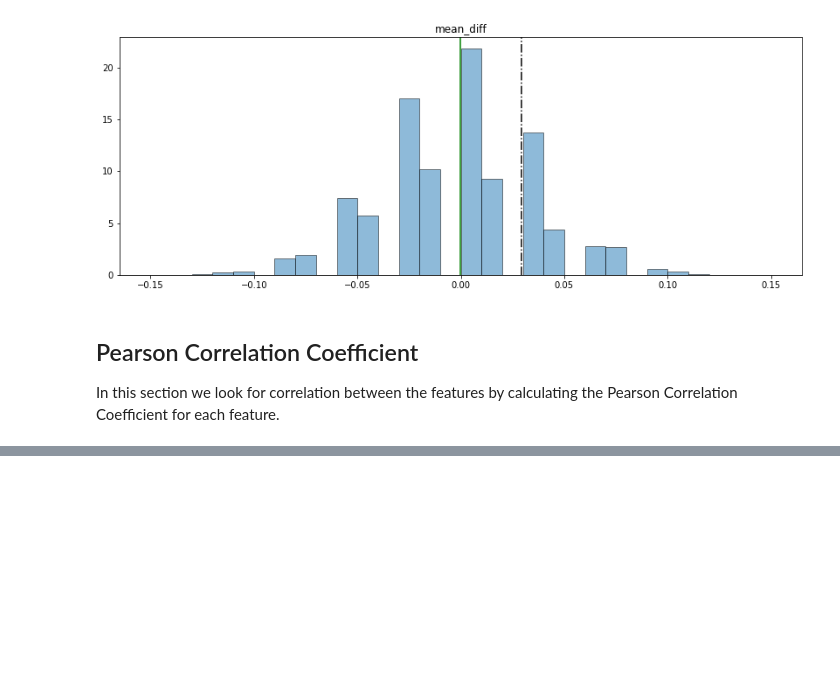
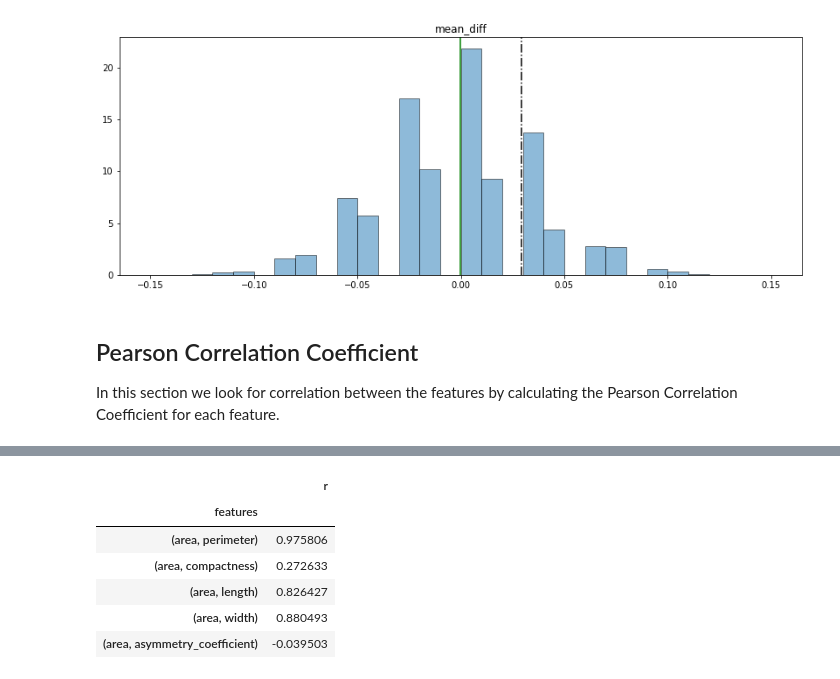
Before and after one commit to nanodoc2020/Springboard, a Jupyter notebook: Capstone-Project1/Data_Story/Statistical Analysis.ipynb, the cells around one changed output, grey strips where cells are left out. Saved outputs shown, nothing was run; the diff lists cells and outputs as text; code cells hidden in the pictures; blank space fills up the shorter version.

```diff
--- a/Capstone-Project1/Data_Story/Statistical Analysis.ipynb
+++ b/Capstone-Project1/Data_Story/Statistical Analysis.ipynb
@@ -225,0 +180,12 @@ dic
+# %%
+test = pearsonr(seeds2)
+test.drop('p', axis=1, inplace=True)
+test.head()
+# %% [output]
+|  | r |
+| features |  |
+| (area, perimeter) | 0.975806 |
+| (area, compactness) | 0.272633 |
+| (area, length) | 0.826427 |
+| (area, width) | 0.880493 |
+| (area, asymmetry_coefficient) | -0.039503 |
```
Also changed, not shown: parts of 13 cells of this notebook.
